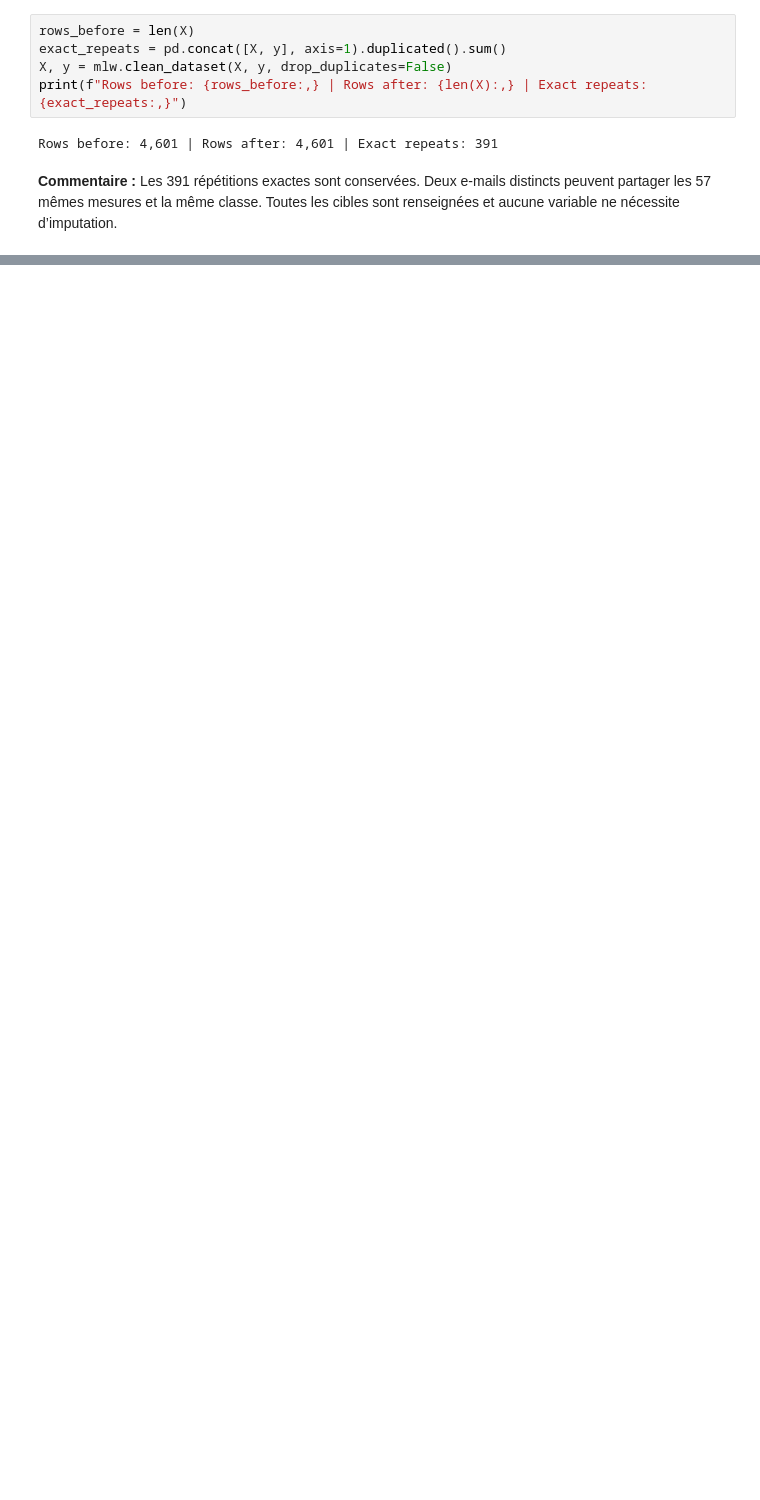
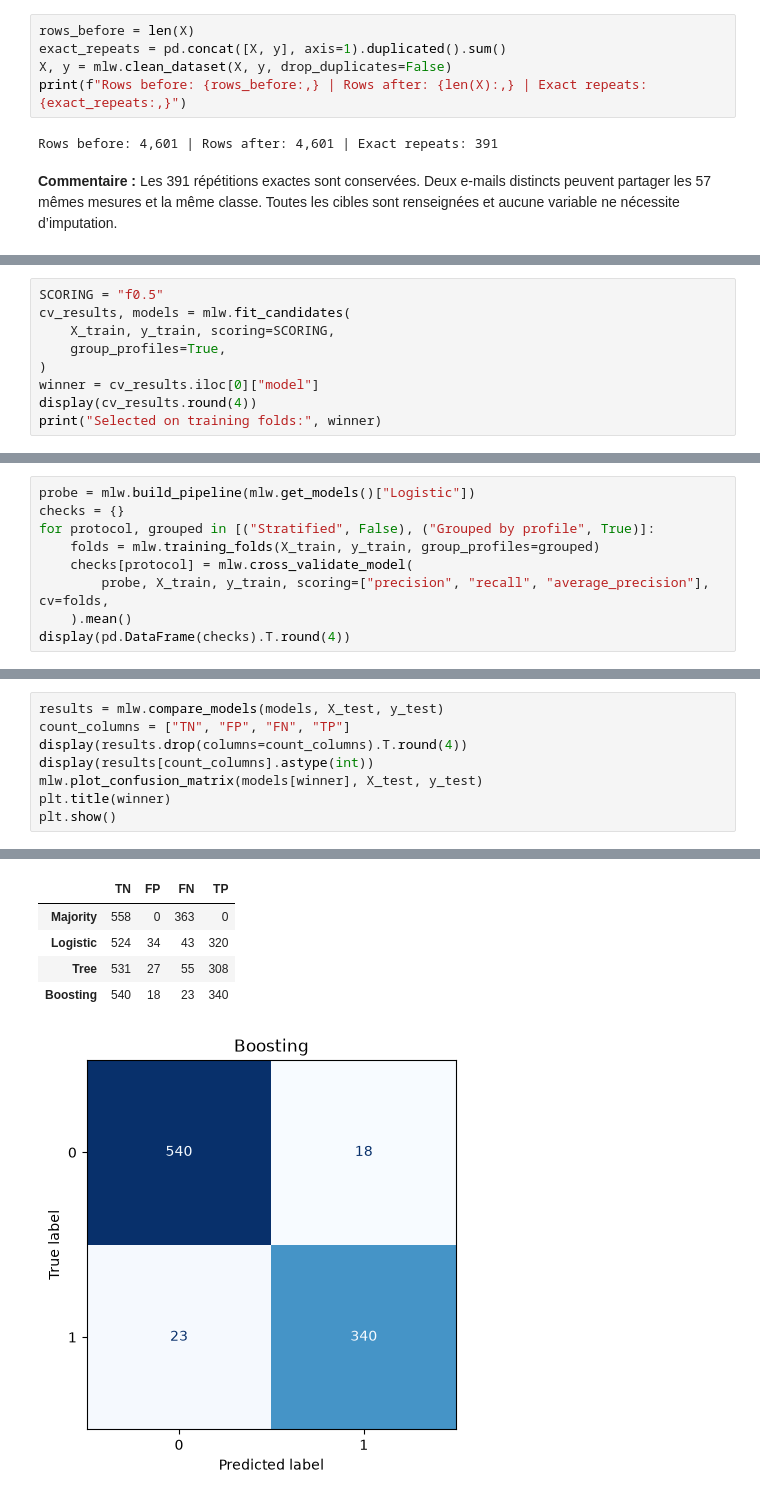
Before and after one commit to AmroBenramdane/Projet_ML, a Jupyter notebook: spam.ipynb, the cells around one changed output, grey strips where cells are left out. Saved outputs shown, nothing was run; the diff lists cells and outputs as text; blank space fills up the shorter version.

```diff
--- a/spam.ipynb
+++ b/spam.ipynb
@@ -242,0 +97,9 @@ _TODO: add anything specific to this notebook._
+# %%
+SCORING = "f0.5"
+cv_results, models = mlw.fit_candidates(
+    X_train, y_train, scoring=SCORING,
+    group_profiles=True,
+)
+winner = cv_results.iloc[0]["model"]
+display(cv_results.round(4))
+print("Selected on training folds:", winner)
@@ -242,0 +126,9 @@ _TODO: add anything specific to this notebook._
+# %%
+probe = mlw.build_pipeline(mlw.get_models()["Logistic"])
+checks = {}
+for protocol, grouped in [("Stratified", False), ("Grouped by profile", True)]:
+    folds = mlw.training_folds(X_train, y_train, group_profiles=grouped)
+    checks[protocol] = mlw.cross_validate_model(
+        probe, X_train, y_train, scoring=["precision", "recall", "average_precision"], cv=folds,
+    ).mean()
+display(pd.DataFrame(checks).T.round(4))
@@ -242,0 +143,9 @@ _TODO: add anything specific to this notebook._
+# %%
+results = mlw.compare_models(models, X_test, y_test)
+count_columns = ["TN", "FP", "FN", "TP"]
+display(results.drop(columns=count_columns).T.round(4))
+display(results[count_columns].astype(int))
+mlw.plot_confusion_matrix(models[winner], X_test, y_test)
+plt.title(winner)
+plt.show()
+# %% [output]
@@ -242,0 +161,6 @@ _TODO: add anything specific to this notebook._
+|  | TN | FP | FN | TP |
+| Majority | 558 | 0 | 363 | 0 |
+| Logistic | 524 | 34 | 43 | 320 |
+| Tree | 531 | 27 | 55 | 308 |
+| Boosting | 540 | 18 | 23 | 340 |
+[figure, added]
```
Also changed, not shown: parts of 60 cells of this notebook, 6 other files.
